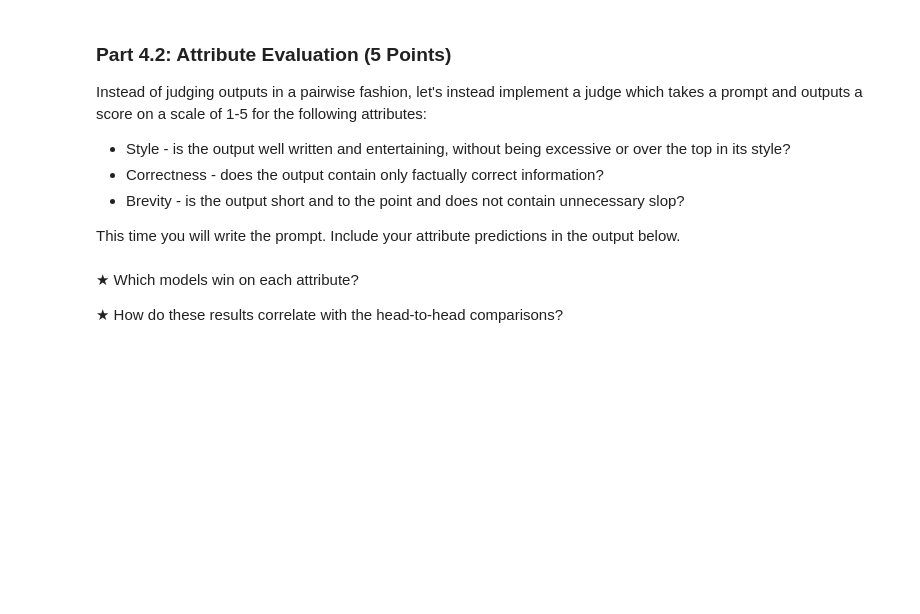
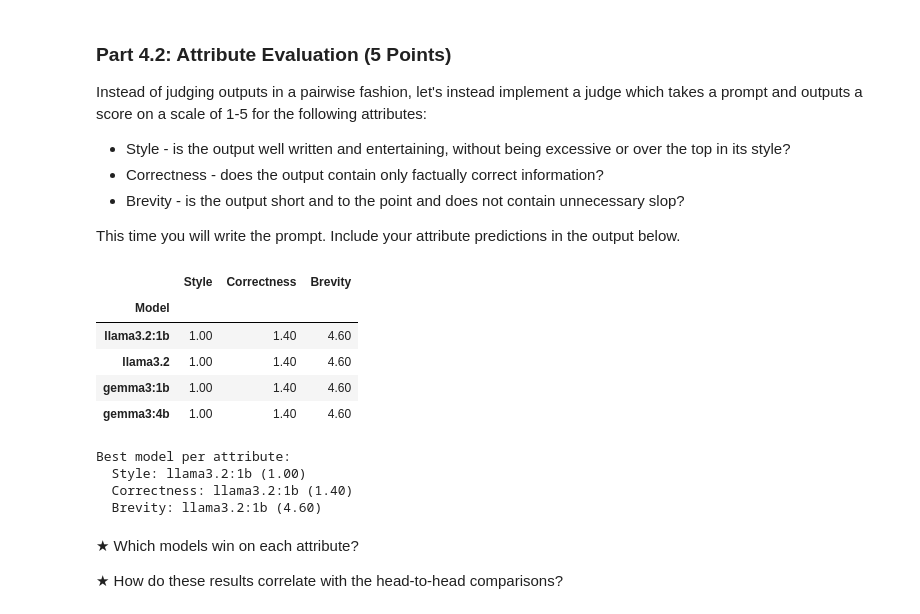
Before and after one commit to CSAyush/CSAyush.github.io, a Jupyter notebook: HW1.ipynb, the cells around one changed output. Saved outputs shown, nothing was run; the diff lists cells and outputs as text; code cells hidden in the pictures; blank space fills up the shorter version.

```diff
--- a/HW1.ipynb
+++ b/HW1.ipynb
@@ -1331,2 +1575,6 @@ head_to_head_judgements = [{str((model_a, model_b)): None for model_a in models
 
 save_results(head_to_head_judgements, "results/head_to_head_judgements.json")
+# %%
+print("h2h sorted")
+for model in sorted(models, key=lambda m: -wins[m] / matches_played[m]):
+    print(f"  {model:<12} {wins[model] / matches_played[model]:.1%}  ({wins[model]}/{matches_played[model]})")
@@ -1345,11 +1599,80 @@ This time you will write the prompt. Include your attribute predictions in the o
 # %%
 attribute_preds = [[{'style': None, 'correctness': None, 'brevity': None} for _ in models] for _ in prompts]
 
 # TODO: Implement the attribute predictions
+def get_attribute_judgement_prompt(prompt, output):
+    return (
+        "Rate the response below on three attributes on a scale from 1 to 5, 1 being the worst and 5 being the best.\n"
+        "Style: is the output well written and entertaining, without being excessive or over the top in its style?\n"
+        "Correctness: does the output contain only factually correct information?\n"
+        "Brevity: is the output short and to the point and does not contain unnecessary slop?\n"
+        f"Prompt: {prompt}\n"
+        f"Response: {output}\n\n"
+        'Reply with ONLY a JSON object: {"style": 1-5, "correctness": 1-5, "brevity": 1-5}'
+    )
+
+attribute_prompts, attribute_keys = [], []
+
+for i, prompt in enumerate(prompts):
+    for model_idx, model in enumerate(models):
+        output = outputs_per_model[model][i]
+        attribute_prompts.append(get_attribute_judgement_prompt(prompt, output))
+        attribute_keys.append((i, model_idx))
+
+remaining = get_remaining_prompts(judge_model, "pt4_2_attribute_preds", attribute_prompts)
+fresh = await run_batch_inference(judge_model, remaining, temperature=0.0, max_tokens=1024)
+cache_inferences(judge_model, "pt4_2_attribute_preds", remaining, fresh)
+raw_judgements = load_inferences(judge_model, "pt4_2_attribute_preds", attribute_prompts)
+
+
+def parse_attribute_scores(raw):
+    if raw is None:
+        return None
+    match = re.search(r"\{.*\}", raw, re.DOTALL)
+    if not match:
+        return None
+    try:
+        parsed = json.loads(match.group())
+        return {k: parsed.get(k) for k in ("style", "correctness", "brevity")}
+    except json.JSONDecodeError:
+        return None
+
+
+for (i, model_idx), raw in zip(attribute_keys, raw_judgements):
+    scores = parse_attribute_scores(raw)
+    if scores:
+        attribute_preds[i][model_idx] = scores
 
 save_results(attribute_preds, "results/attribute_preds.json")
 
 # TODO: Scratch space for computing average attribute scores and generating a table to compare across models.
+rows = []
+for model_idx, model in enumerate(models):
+    row = {"Model": model}
+    for attr in ("style", "correctness", "brevity"):
+        values = [attribute_preds[i][model_idx][attr]
+                  for i in range(len(prompts))
+                  if attribute_preds[i][model_idx][attr] is not None]
+        row[attr.capitalize()] = sum(values) / len(values) if values else float("nan")
+    rows.append(row)
+
+attribute_table = pd.DataFrame(rows).set_index("Model")
+display(attribute_table.style.format("{:.2f}"))
+
+print("Best model per attribute:")
+for attr in ("Style", "Correctness", "Brevity"):
+    print(f"  {attr}: {attribute_table[attr].idxmax()} ({attribute_table[attr].max():.2f})")
+# %% [output]
+|  | Style | Correctness | Brevity |
+| Model |  |  |  |
+| llama3.2:1b | 1.00 | 1.40 | 4.60 |
+| llama3.2 | 1.00 | 1.40 | 4.60 |
+| gemma3:1b | 1.00 | 1.40 | 4.60 |
+| gemma3:4b | 1.00 | 1.40 | 4.60 |
+Best model per attribute:
+  Style: llama3.2:1b (1.00)
+  Correctness: llama3.2:1b (1.40)
+  Brevity: llama3.2:1b (4.60)
 # %% [markdown]
 ★ Which models win on each attribute?
 
```
Also changed, not shown: parts of 23 cells of this notebook.
